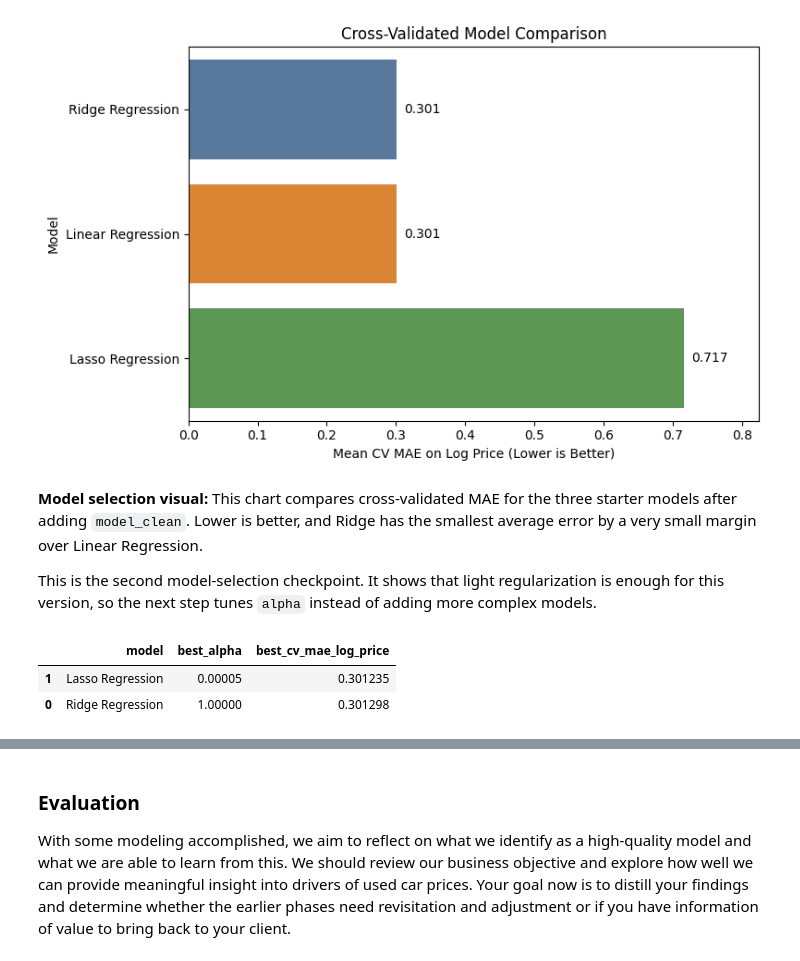
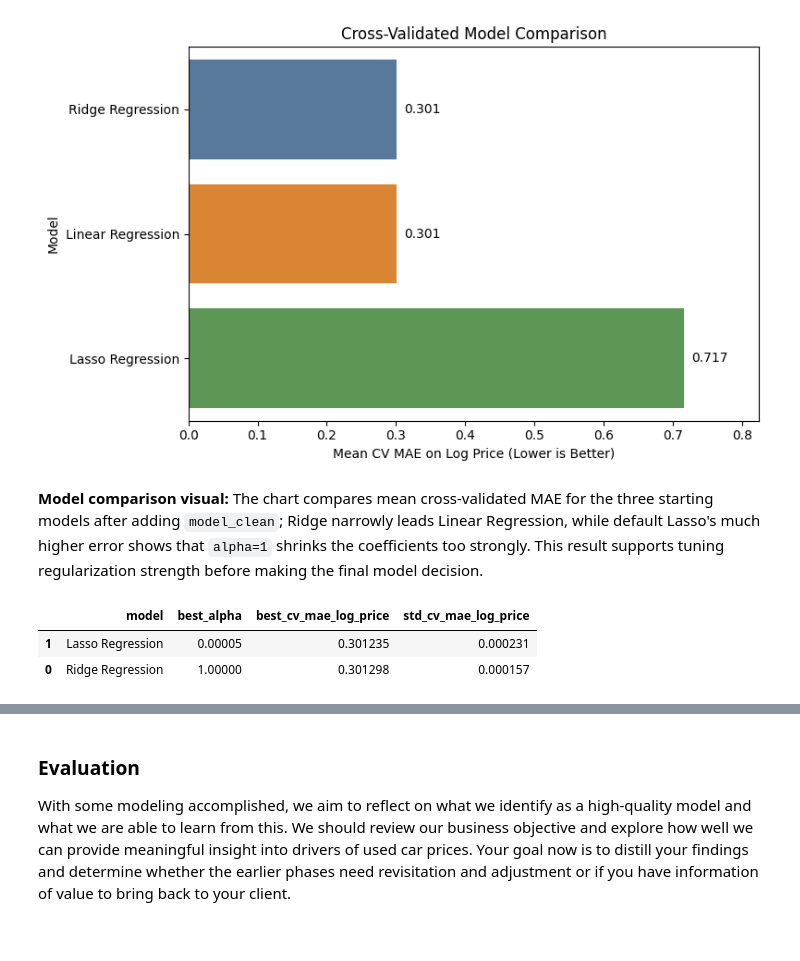
Before and after one commit to leosj168/practical-application-2-used-car-prices, a Jupyter notebook: prompt_2_II.ipynb, the cells around one changed output, grey strips where cells are left out. Cells and saved outputs as stored; diff of their text form; code cells hidden in the pictures.

```diff
--- a/prompt_2_II.ipynb
+++ b/prompt_2_II.ipynb
@@ -549,48 +565,63 @@ plt.tight_layout()
 plt.show()
 # %% [output]
 [figure]
-# %% [markdown]
-**Model selection visual:** This chart compares cross-validated MAE for the three starter models after adding `model_clean`. Lower is better, and Ridge has the smallest average error by a very small margin over Linear Regression.
-
-This is the second model-selection checkpoint. It shows that light regularization is enough for this version, so the next step tunes `alpha` instead of adding more complex models.
+# %% [markdown]
+**Model comparison visual:** The chart compares mean cross-validated MAE for the three starting models after adding `model_clean`; Ridge narrowly leads Linear Regression, while default Lasso's much higher error shows that `alpha=1` shrinks the coefficients too strongly. This result supports tuning regularization strength before making the final model decision.
 # %%
-# Tune alpha only, using a slightly wider grid to show how regularization changes CV error.
+# Search alpha values across several orders of magnitude using the same CV folds.
 ridge_search = GridSearchCV(
     Pipeline(steps=[("preprocess", preprocessor), ("model", Ridge())]),
     param_grid={"model__alpha": [0.01, 0.1, 1.0, 10.0, 100.0]},
     cv=cv,
     scoring="neg_mean_absolute_error",
 )
 
+# Include values below 0.00005 to check that Lasso's optimum is not a grid boundary.
 lasso_search = GridSearchCV(
-    Pipeline(steps=[("preprocess", preprocessor), ("model", Lasso(max_iter=20000))]),
-    param_grid={"model__alpha": [0.00005, 0.0001, 0.00025, 0.0005, 0.001, 0.005, 0.01]},
+    Pipeline(steps=[("preprocess", preprocessor), ("model", Lasso(max_iter=30000))]),
+    param_grid={
+        "model__alpha": [
+            0.000005,
+            0.00001,
+            0.000025,
+            0.00005,
+            0.0001,
+            0.00025,
+            0.0005,
+            0.001,
+            0.005,
+            0.01,
+        ]
+    },
     cv=cv,
     scoring="neg_mean_absolute_error",
 )
 
-# Fit both searches on training folds only; the test set is still untouched.
+# Fit both searches on training folds only; the held-out test set remains untouched.
 ridge_search.fit(X_train, y_train)
 lasso_search.fit(X_train, y_train)
 
-# Capture the best alpha and CV MAE so the optimization decision is visible.
+
+def summarize_search(model_name, search):
+    best_index = search.best_index_
+    return {
+        "model": model_name,
+        "best_alpha": search.best_params_["model__alpha"],
+        "best_cv_mae_log_price": -search.best_score_,
+        "std_cv_mae_log_price": search.cv_results_["std_test_score"][best_index],
+    }
+
+
+# Display both the best error and its fold-to-fold variation.
 grid_results = pd.DataFrame(
     [
-        {
-            "model": "Ridge Regression",
-            "best_alpha": ridge_search.best_params_["model__alpha"],
-            "best_cv_mae_log_price": -ridge_search.best_score_,
-        },
-        {
-            "model": "Lasso Regression",
-            "best_alpha": lasso_search.best_params_["model__alpha"],
-            "best_cv_mae_log_price": -lasso_search.best_score_,
-        },
+        summarize_search("Ridge Regression", ridge_search),
+        summarize_search("Lasso Regression", lasso_search),
     ]
-)
+).sort_values("best_cv_mae_log_price")
 
-grid_results.sort_values("best_cv_mae_log_price")
+grid_results
 # %% [output]
-|  | model | best_alpha | best_cv_mae_log_price |
-| 1 | Lasso Regression | 0.00005 | 0.301235 |
-| 0 | Ridge Regression | 1.00000 | 0.301298 |
+|  | model | best_alpha | best_cv_mae_log_price | std_cv_mae_log_price |
+| 1 | Lasso Regression | 0.00005 | 0.301235 | 0.000231 |
+| 0 | Ridge Regression | 1.00000 | 0.301298 | 0.000157 |
```
Also changed, not shown: parts of 41 cells of this notebook, 2 other files.
